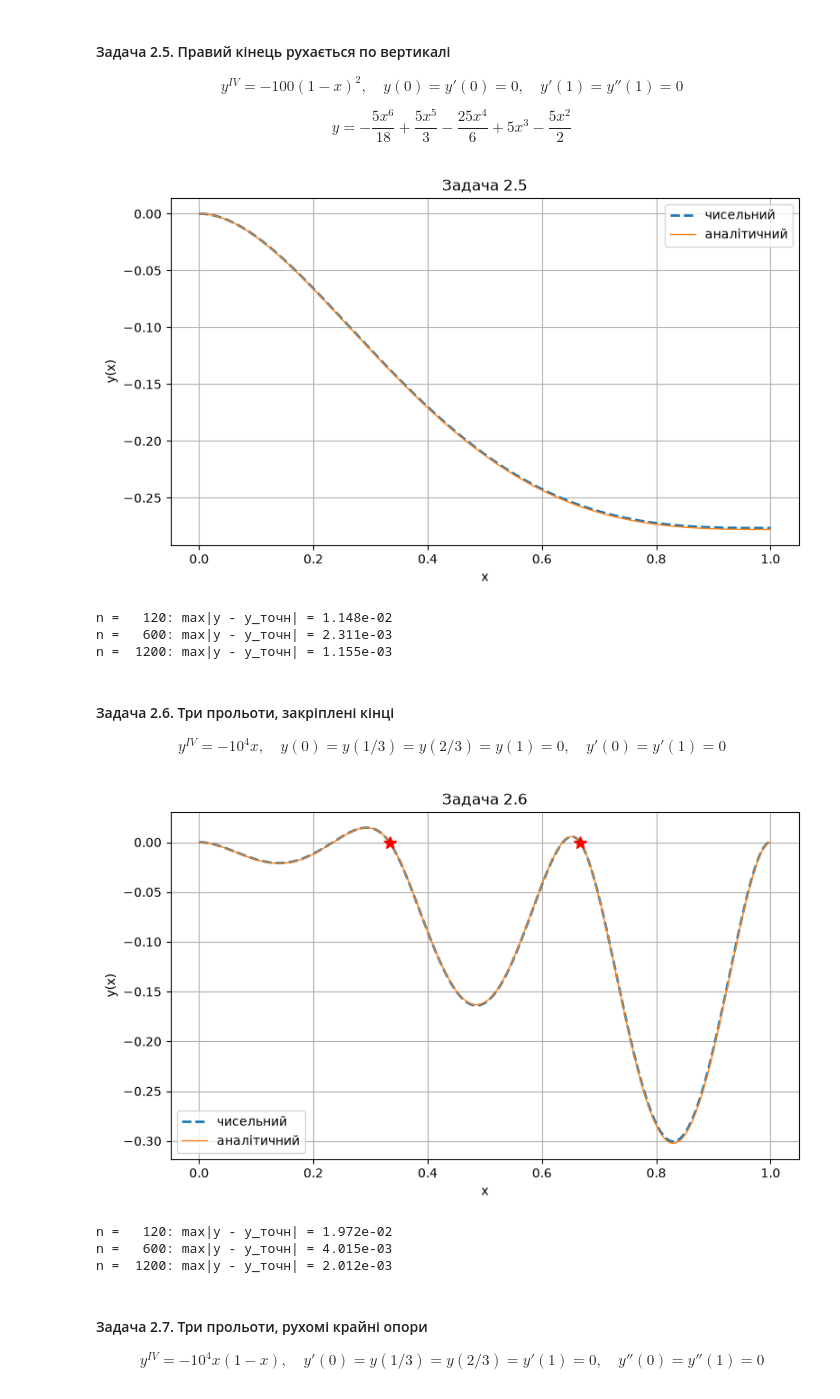
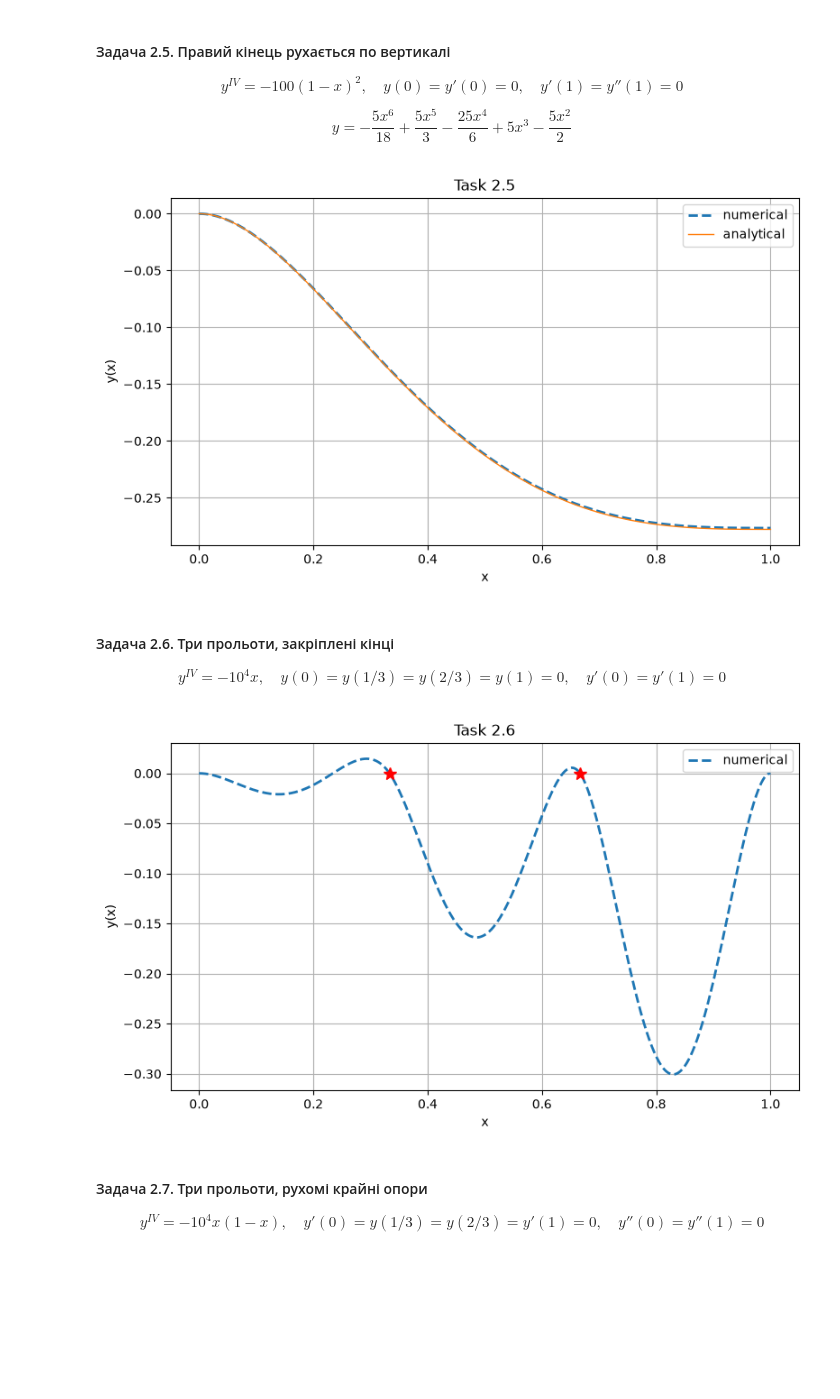
Before and after one commit to Pomidorry/CMMNS-labs, a Jupyter notebook: lab3.ipynb, the cells around one changed output. Cells and saved outputs as stored; diff of their text form; code cells hidden in the pictures; blank space fills up the shorter version.

```diff
--- a/lab3.ipynb
+++ b/lab3.ipynb
@@ -157,13 +114,9 @@ $$
 y = \sin 10x - 10x + \frac{x^2(20\cos 10 - 6\sin 10 + 40)}{2} - \frac{x^3(60\cos 10 - 12\sin 10 + 60)}{6} + 1
 $$
 # %%
-def task23(n=1200):
-    return beam(lambda x: 1e4 * np.sin(10 * x), [(0, 1), (1, 0)], [(0, 1), (1, 0)], n)
-
-
 y23 = lambda x: (np.sin(10 * x) - 10 * x + x**2 * (20 * np.cos(10) - 6 * np.sin(10) + 40) / 2
                  - x**3 * (60 * np.cos(10) - 12 * np.sin(10) + 60) / 6 + 1)
 
-show1d(*task23(), y23, "Задача 2.3")
-check(task23, y23, (120, 600, 1200, 2400))
+x, y = beam(lambda x: 1e4 * np.sin(10 * x), [(0, 1), (1, 0)], [(0, 1), (1, 0)])
+show1d(x, y, y23, "Task 2.3")
 # %% [output]
@@ -179,12 +128,6 @@ $$
 y^{IV} = 0, \quad y(0) = y'(0) = 0, \quad y(1) = y'(1) = 0, \quad y(1/3) = -1
 $$
 # %%
-def task24(n=1200):
-    return beam(lambda x: 0 * x, [(0, 0), (1, 0)], [(0, 0), (1, 0)], n, points=[(1 / 3, -1)])
-
-
-y24 = exact([0], [(0, 0, 0), (1, 0, 0), (0, 1, 0), (1, 1, 0), (0, 1 / 3, -1)], supports=[1 / 3])
-
-show1d(*task24(), y24, "Задача 2.4", points=[(1 / 3, -1)])
-check(task24, y24)
+x, y = beam(lambda x: 0 * x, [(0, 0), (1, 0)], [(0, 0), (1, 0)], points=[(1 / 3, -1)])
+show1d(x, y, title="Task 2.4", points=[(1 / 3, -1)])
 # %% [output]
@@ -203,19 +143,12 @@ $$
 y = -\frac{5x^6}{18} + \frac{5x^5}{3} - \frac{25x^4}{6} + 5x^3 - \frac{5x^2}{2}
 $$
 # %%
-def task25(n=1200):
-    return beam(lambda x: -100 * (1 - x)**2, [(0, 0), (1, 0)], [(1, 0), (2, 0)], n)
-
-
 y25 = lambda x: -5 * x**6 / 18 + 5 * x**5 / 3 - 25 * x**4 / 6 + 5 * x**3 - 5 * x**2 / 2
 
-show1d(*task25(), y25, "Задача 2.5")
-check(task25, y25)
+x, y = beam(lambda x: -100 * (1 - x)**2, [(0, 0), (1, 0)], [(1, 0), (2, 0)])
+show1d(x, y, y25, "Task 2.5")
 # %% [output]
-[figure, old version]
+[figure, new version]
-n =   120: max|y - y_точн| = 1.148e-02
-n =   600: max|y - y_точн| = 2.311e-03
-n =  1200: max|y - y_точн| = 1.155e-03
 # %% [markdown]
 #### Задача 2.6. Три прольоти, закріплені кінці
 
@@ -224,22 +157,10 @@ y^{IV} = -10^4 x, \quad y(0) = y(1/3) = y(2/3) = y(1) = 0, \quad y'(0) = y'(1) =
 $$
 # %%
 sup = [(1 / 3, 0), (2 / 3, 0)]
-
-
-def task26(n=1200):
-    return beam(lambda x: -1e4 * x, [(0, 0), (1, 0)], [(0, 0), (1, 0)], n, points=sup)
-
-
-y26 = exact([0, -1e4], [(0, 0, 0), (1, 0, 0), (0, 1 / 3, 0), (0, 2 / 3, 0), (0, 1, 0), (1, 1, 0)],
-            supports=[1 / 3, 2 / 3])
-
-show1d(*task26(), y26, "Задача 2.6", points=sup)
-check(task26, y26)
+x, y = beam(lambda x: -1e4 * x, [(0, 0), (1, 0)], [(0, 0), (1, 0)], points=sup)
+show1d(x, y, title="Task 2.6", points=sup)
 # %% [output]
-[figure, old version]
+[figure, new version]
-n =   120: max|y - y_точн| = 1.972e-02
-n =   600: max|y - y_точн| = 4.015e-03
-n =  1200: max|y - y_точн| = 2.012e-03
 # %% [markdown]
 #### Задача 2.7. Три прольоти, рухомі крайні опори
 
```
Also changed, not shown: parts of 29 cells of this notebook.
